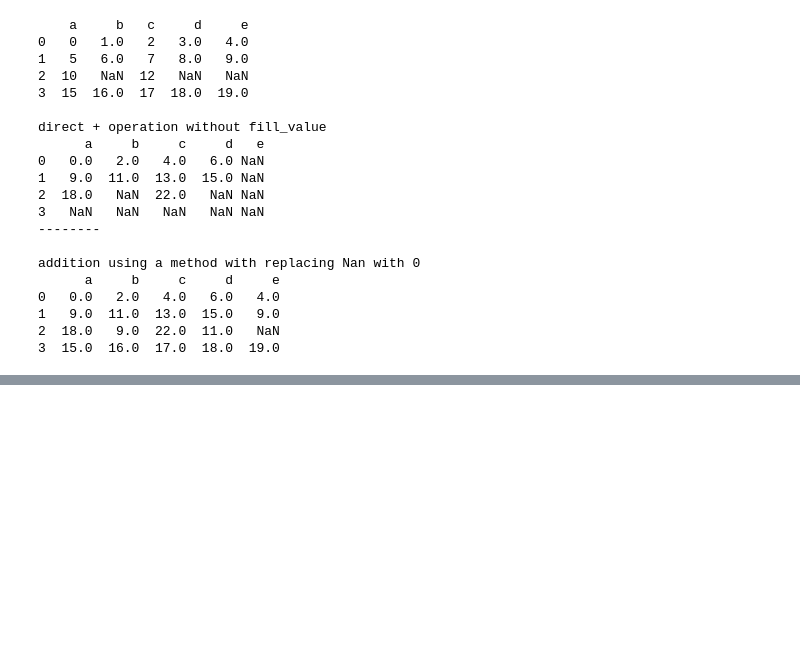
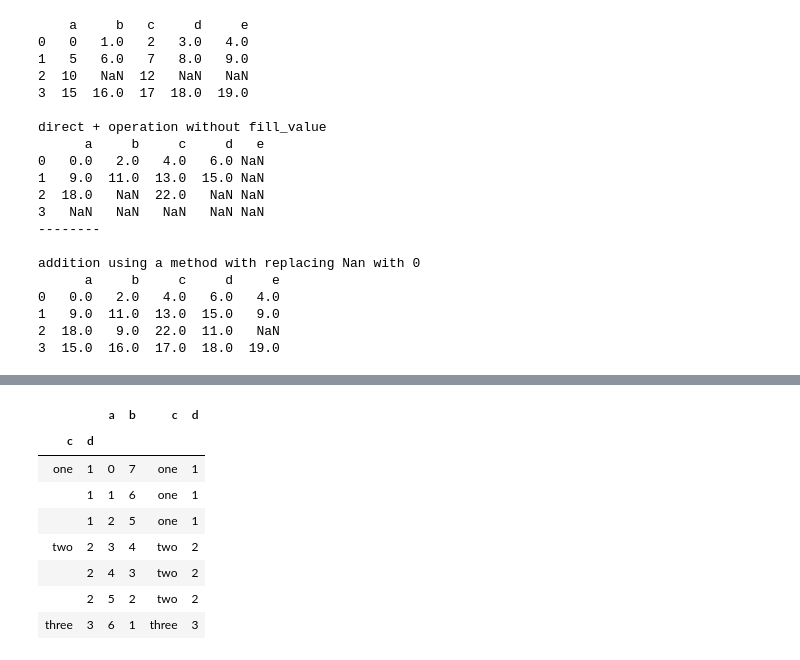
Before and after one commit to 1zulkifel/Data_science, a Jupyter notebook: Pandas_p.ipynb, the cells around one changed output, grey strips where cells are left out. Saved outputs shown, nothing was run; the diff lists cells and outputs as text; code cells hidden in the pictures; blank space fills up the shorter version.

```diff
--- a/Pandas_p.ipynb
+++ b/Pandas_p.ipynb
@@ -482,0 +640,6 @@ TypeError: 'int' object is not subscriptable
+# %%
+dtf=pd.DataFrame({'a':range(7),
+                'b':range(7,0,-1),
+                'c':['one','one','one','two','two','two','three'],
+                'd':[1,1,1,2,2,2,3]})
+dtf
@@ -482,0 +655,3 @@ TypeError: 'int' object is not subscriptable
+# %%
+dt=dtf.set_index(['c', 'd'])
+dt
@@ -482,0 +668,13 @@ TypeError: 'int' object is not subscriptable
+# %%
+#By default the columns are removed from the DataFrame, though you can leave them in
+dtf.set_index(['c','d'],drop=False)
+# %% [output]
+|  |  | a | b | c | d |
+| c | d |  |  |  |  |
+| one | 1 | 0 | 7 | one | 1 |
+|  | 1 | 1 | 6 | one | 1 |
+|  | 1 | 2 | 5 | one | 1 |
+| two | 2 | 3 | 4 | two | 2 |
+|  | 2 | 4 | 3 | two | 2 |
+|  | 2 | 5 | 2 | two | 2 |
+| three | 3 | 6 | 1 | three | 3 |
```
Also changed, not shown: parts of 28 cells of this notebook.
